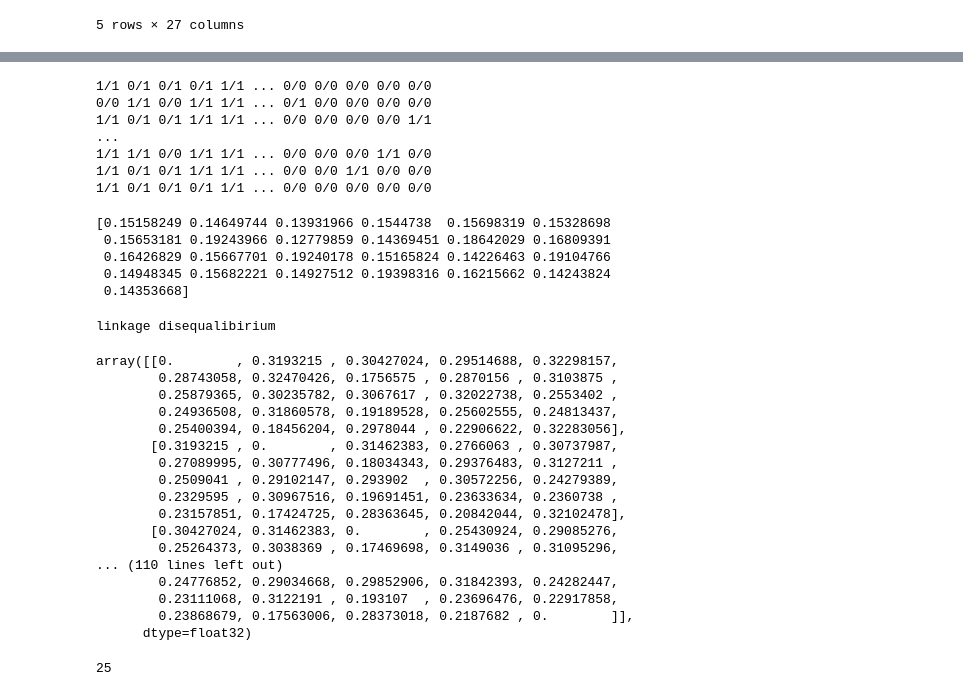
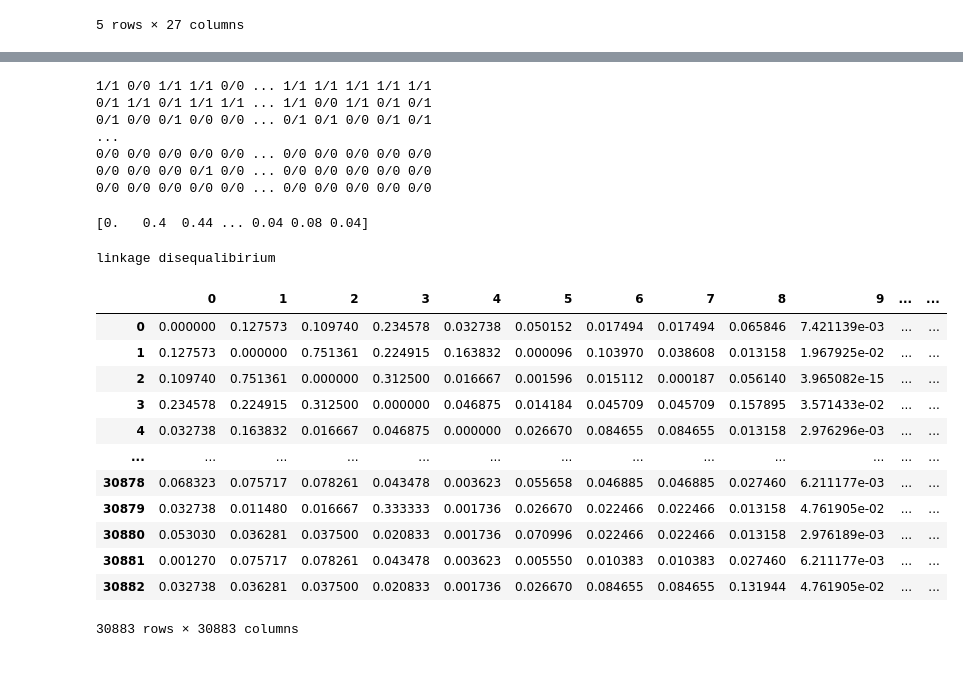
Before and after one commit to gokhuu/Computational-Employee-ReadMe, a Jupyter notebook: Personal Genome/DNA_Data_Exploration.ipynb, the cells around one changed output, grey strips where cells are left out. Saved outputs shown, nothing was run; the diff lists cells and outputs as text; code cells hidden in the pictures; blank space fills up the shorter version.

```diff
--- a/Personal Genome/DNA_Data_Exploration.ipynb
+++ b/Personal Genome/DNA_Data_Exploration.ipynb
@@ -27,3 +27,6 @@ df_list = storage_lst(csv_lst)
 # %%
-dna = pd.concat(df_list,ignore_index=True)
-dna.head()
+#dna = pd.concat(df_list,ignore_index=True)
+#dna.head()
+
+dna = pd.read_csv(csv_lst[0],header=0)
+dna = dna.drop('Unnamed: 0', axis=1)
@@ -67,6 +62,6 @@ for i in range(dna.shape[0]):
 dna.insert(loc=0, column='Samples', value=chrmPos)
 dna = dna.drop(['CHROM', 'POS'], axis=1)
 dna = dna.set_index('Samples')
-dna = dna.T
+#dna = dna.T
 display(dna.head())
 # %% [output]
@@ -94,21 +90,17 @@ for i in dna.index:
 g = al.GenotypeArray(gt_array)
 print(g)
 # %% [output]
-1/1 0/1 0/1 0/1 1/1 ... 0/0 0/0 0/0 0/0 0/0
-0/0 1/1 0/0 1/1 1/1 ... 0/1 0/0 0/0 0/0 0/0
-1/1 0/1 0/1 1/1 1/1 ... 0/0 0/0 0/0 0/0 1/1
+1/1 0/0 1/1 1/1 0/0 ... 1/1 1/1 1/1 1/1 1/1
+0/1 1/1 0/1 1/1 1/1 ... 1/1 0/0 1/1 0/1 0/1
+0/1 0/0 0/1 0/0 0/0 ... 0/1 0/1 0/0 0/1 0/1
 ...
-1/1 1/1 0/0 1/1 1/1 ... 0/0 0/0 0/0 1/1 0/0
-1/1 0/1 0/1 1/1 1/1 ... 0/0 0/0 1/1 0/0 0/0
-1/1 0/1 0/1 0/1 1/1 ... 0/0 0/0 0/0 0/0 0/0
+0/0 0/0 0/0 0/0 0/0 ... 0/0 0/0 0/0 0/0 0/0
+0/0 0/0 0/0 0/1 0/0 ... 0/0 0/0 0/0 0/0 0/0
+0/0 0/0 0/0 0/0 0/0 ... 0/0 0/0 0/0 0/0 0/0
 # %%
 print(al.heterozygosity_observed(g))
 # %% [output]
-[0.15158249 0.14649744 0.13931966 0.1544738  0.15698319 0.15328698
- 0.15653181 0.19243966 0.12779859 0.14369451 0.18642029 0.16809391
- 0.16426829 0.15667701 0.19240178 0.15165824 0.14226463 0.19104766
- 0.14948345 0.15682221 0.14927512 0.19398316 0.16215662 0.14243824
- 0.14353668]
+[0.   0.4  0.44 ... 0.04 0.08 0.04]
 # %%
 gn = g.to_n_alt(fill=-1)
 
@@ -117,27 +109,22 @@ r = al.rogers_huff_r(gn)
 from scipy.spatial.distance import squareform
 corr = squareform(r**2)
 print('linkage disequalibirium')
-display(corr)
 # %% [output]
 linkage disequalibirium
-array([[0.        , 0.3193215 , 0.30427024, 0.29514688, 0.32298157,
-        0.28743058, 0.32470426, 0.1756575 , 0.2870156 , 0.3103875 ,
-        0.25879365, 0.30235782, 0.3067617 , 0.32022738, 0.2553402 ,
-        0.24936508, 0.31860578, 0.19189528, 0.25602555, 0.24813437,
-        0.25400394, 0.18456204, 0.2978044 , 0.22906622, 0.32283056],
-       [0.3193215 , 0.        , 0.31462383, 0.2766063 , 0.30737987,
-        0.27089995, 0.30777496, 0.18034343, 0.29376483, 0.3127211 ,
-        0.2509041 , 0.29102147, 0.293902  , 0.30572256, 0.24279389,
-        0.2329595 , 0.30967516, 0.19691451, 0.23633634, 0.2360738 ,
-        0.23157851, 0.17424725, 0.28363645, 0.20842044, 0.32102478],
-       [0.30427024, 0.31462383, 0.        , 0.25430924, 0.29085276,
-        0.25264373, 0.3038369 , 0.17469698, 0.3149036 , 0.31095296,
-... (110 lines left out)
-        0.24776852, 0.29034668, 0.29852906, 0.31842393, 0.24282447,
-        0.23111068, 0.3122191 , 0.193107  , 0.23696476, 0.22917858,
-        0.23868679, 0.17563006, 0.28373018, 0.2187682 , 0.        ]],
-      dtype=float32)
 # %%
-len(corr[0])
+corr_df = pd.DataFrame(corr)
+corr_df
 # %% [output]
+|  | 0 | 1 | 2 | 3 | 4 | 5 | 6 | 7 | 8 | 9 | ... | ... |
+| 0 | 0.000000 | 0.127573 | 0.109740 | 0.234578 | 0.032738 | 0.050152 | 0.017494 | 0.017494 | 0.065846 | 7.421139e-03 | ... | ... |
+| 1 | 0.127573 | 0.000000 | 0.751361 | 0.224915 | 0.163832 | 0.000096 | 0.103970 | 0.038608 | 0.013158 | 1.967925e-02 | ... | ... |
+| 2 | 0.109740 | 0.751361 | 0.000000 | 0.312500 | 0.016667 | 0.001596 | 0.015112 | 0.000187 | 0.056140 | 3.965082e-15 | ... | ... |
+| 3 | 0.234578 | 0.224915 | 0.312500 | 0.000000 | 0.046875 | 0.014184 | 0.045709 | 0.045709 | 0.157895 | 3.571433e-02 | ... | ... |
+| 4 | 0.032738 | 0.163832 | 0.016667 | 0.046875 | 0.000000 | 0.026670 | 0.084655 | 0.084655 | 0.013158 | 2.976296e-03 | ... | ... |
+| ... | ... | ... | ... | ... | ... | ... | ... | ... | ... | ... | ... | ... |
+| 30878 | 0.068323 | 0.075717 | 0.078261 | 0.043478 | 0.003623 | 0.055658 | 0.046885 | 0.046885 | 0.027460 | 6.211177e-03 | ... | ... |
+| 30879 | 0.032738 | 0.011480 | 0.016667 | 0.333333 | 0.001736 | 0.026670 | 0.022466 | 0.022466 | 0.013158 | 4.761905e-02 | ... | ... |
+| 30880 | 0.053030 | 0.036281 | 0.037500 | 0.020833 | 0.001736 | 0.070996 | 0.022466 | 0.022466 | 0.013158 | 2.976189e-03 | ... | ... |
+| 30881 | 0.001270 | 0.075717 | 0.078261 | 0.043478 | 0.003623 | 0.005550 | 0.010383 | 0.010383 | 0.027460 | 6.211177e-03 | ... | ... |
+| 30882 | 0.032738 | 0.036281 | 0.037500 | 0.020833 | 0.001736 | 0.026670 | 0.084655 | 0.084655 | 0.131944 | 4.761905e-02 | ... | ... |
-25
+30883 rows × 30883 columns
```
Also changed, not shown: parts of 7 cells of this notebook, 53 other files.
